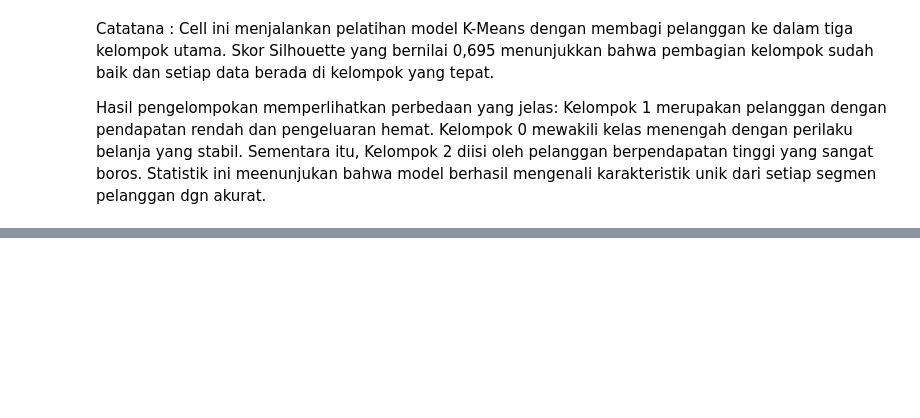
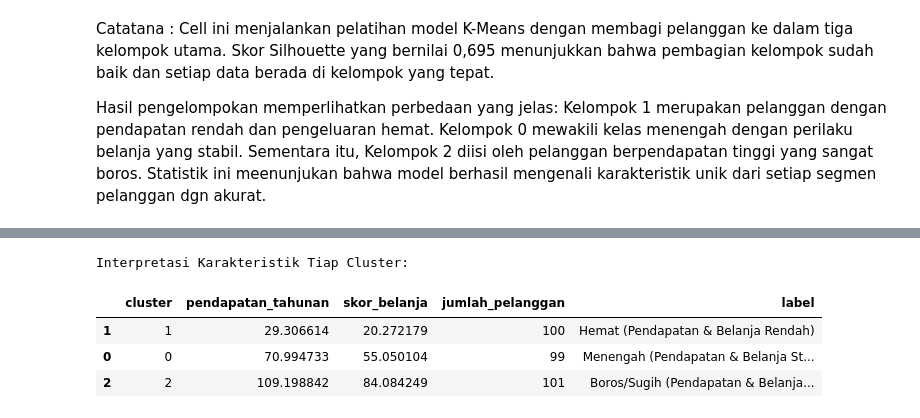
Before and after one commit to sulthanalihsan/data-science-2026, a Jupyter notebook: Pertemuan11_Muhamad_Sulthan_Al_Ihsan_250401020154.ipynb, the cells around one changed output, grey strips where cells are left out. Drawn from its saved outputs; the diff is of its cells as text; code cells hidden in the pictures; blank space fills up the shorter version.

```diff
--- a/Pertemuan11_Muhamad_Sulthan_Al_Ihsan_250401020154.ipynb
+++ b/Pertemuan11_Muhamad_Sulthan_Al_Ihsan_250401020154.ipynb
@@ -122,0 +151,24 @@ Hasil pengelompokan memperlihatkan perbedaan yang jelas: Kelompok 1 merupakan pe
+# %%
+# Menghitung rata-rata per cluster untuk interpretasi
+interpretasi = df.groupby('cluster').agg({
+    'pendapatan_tahunan': 'mean',
+    'skor_belanja': 'mean',
+    'usia': 'count'
+}).rename(columns={'usia': 'jumlah_pelanggan'}).reset_index()
+
+# Menambahkan label status berdasarkan analisis sebelumnya
+interpretasi['label'] = interpretasi['cluster'].map({
+    1: 'Hemat (Pendapatan & Belanja Rendah)',
+    0: 'Menengah (Pendapatan & Belanja Stabil)',
+    2: 'Boros/Sugih (Pendapatan & Belanja Tinggi)'
+})
+
+# Menampilkan hasil interpretasi
+print("Interpretasi Karakteristik Tiap Cluster:")
+display(interpretasi.sort_values(by='pendapatan_tahunan'))
+# %% [output]
+Interpretasi Karakteristik Tiap Cluster:
+|  | cluster | pendapatan_tahunan | skor_belanja | jumlah_pelanggan | label |
+| 1 | 1 | 29.306614 | 20.272179 | 100 | Hemat (Pendapatan & Belanja Rendah) |
+| 0 | 0 | 70.994733 | 55.050104 | 99 | Menengah (Pendapatan & Belanja St... |
+| 2 | 2 | 109.198842 | 84.084249 | 101 | Boros/Sugih (Pendapatan & Belanja... |
```
Also changed, not shown: parts of 8 cells of this notebook.
